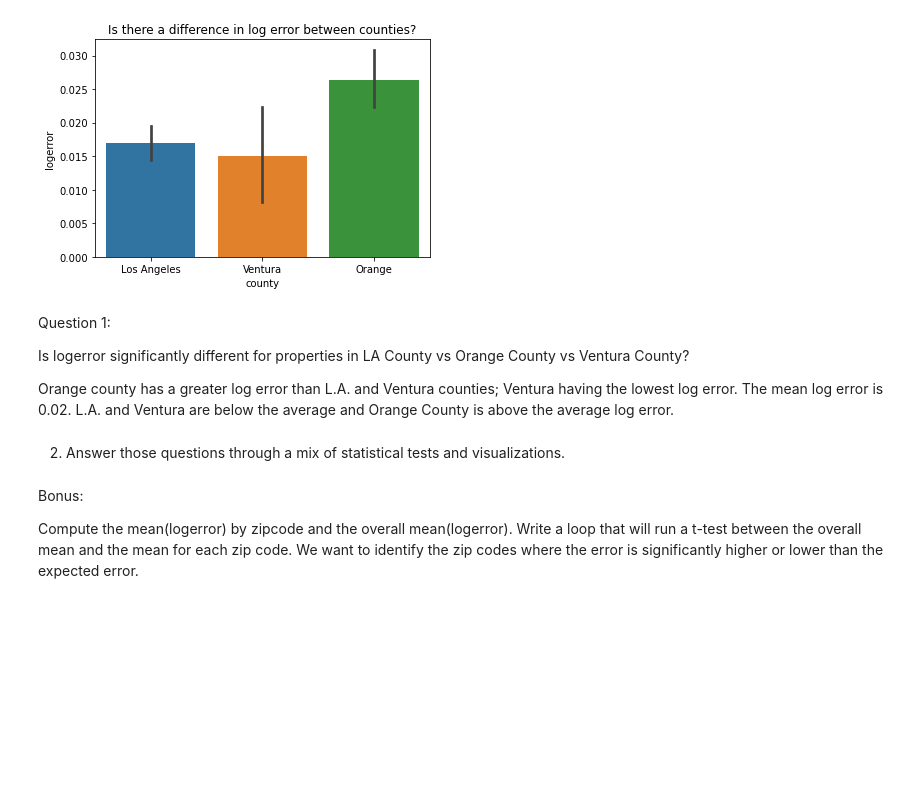
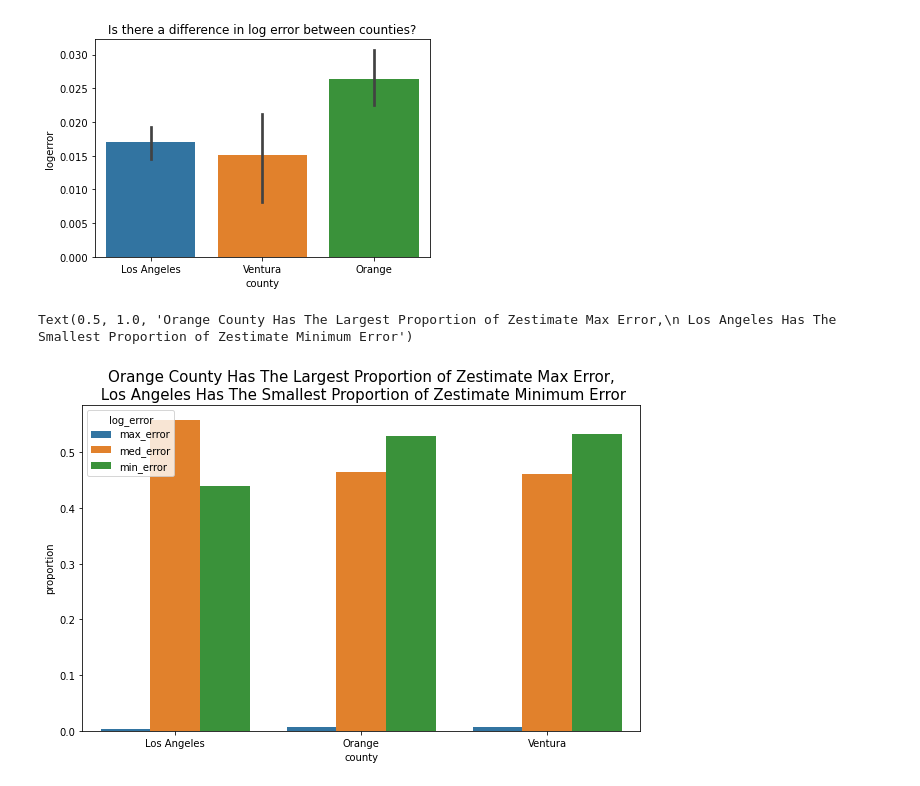
Before and after one commit to chloerwhitaker/clustering-exercises, a Jupyter notebook: explore_zillow.ipynb, the cells around one changed output. Drawn from its saved outputs; the diff is of its cells as text; code cells hidden in the pictures; blank space fills up the shorter version.

Commit message:
added stat tests

```diff
--- a/explore_zillow.ipynb
+++ b/explore_zillow.ipynb
@@ -142,15 +178,22 @@ plt.title("Is there a difference in log error between counties?")
 plt.show()
 # %% [output]
 [figure]
-# %% [markdown]
-Question 1:
-
-Is logerror significantly different for properties in LA County vs Orange County vs Ventura County?
-
-Orange county has a greater log error than L.A. and Ventura counties; Ventura having the lowest log error. The mean log error is 0.02. L.A. and Ventura are below the average and Orange County is above the average log error.
-# %% [markdown]
-2. Answer those questions through a mix of statistical tests and visualizations.
-# %% [markdown]
-Bonus:
-
-Compute the mean(logerror) by zipcode and the overall mean(logerror). Write a loop that will run a t-test between the overall mean and the mean for each zip code. We want to identify the zip codes where the error is significantly higher or lower than the expected error.
+# %%
+# add a column that bins each value of logerror into max, min, or med absolute error
+train['log_error'] = pd.cut(train.logerror, bins=[-5,-1,-.03,.03,1,5], ordered=False, labels=['max_error','med_error','min_error','med_error','max_error'])
+
+# plot the data to see if any county has a higher percentage of max logerrors
+x, y, hue = 'county', 'proportion', 'log_error'
+hue_order = ['max_error', 'med_error', 'min_error']
+
+plt.figure(figsize=(10,6))
+(train[hue]
+ .groupby(train[x])
+ .value_counts(normalize=True)
+ .rename(y)
+ .reset_index()
+ .pipe((sns.barplot, "data"), x=x, y=y, hue=hue))
+plt.title('Orange County Has The Largest Proportion of Zestimate Max Error,\n Los Angeles Has The Smallest Proportion of Zestimate Minimum Error', size=15)
+# %% [output]
+Text(0.5, 1.0, 'Orange County Has The Largest Proportion of Zestimate Max Error,\n Los Angeles Has The Smallest Proportion of Zestimate Minimum Error')
+[figure, added]
```
Also changed, not shown: parts of 53 cells of this notebook.
